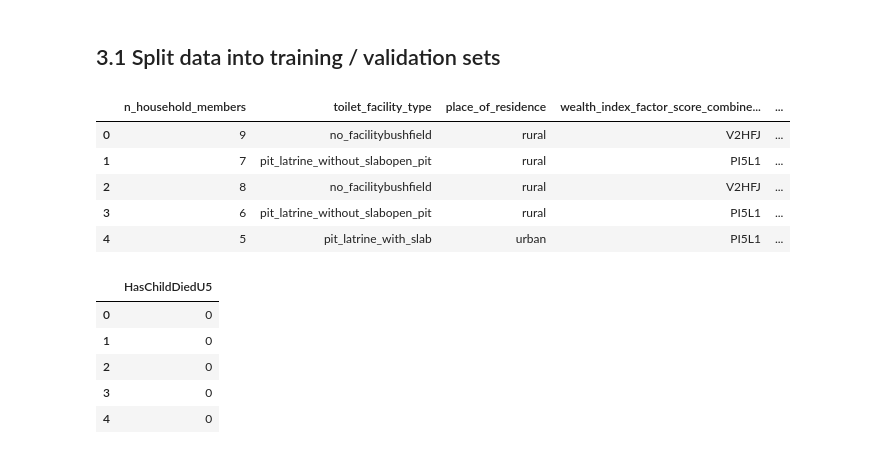
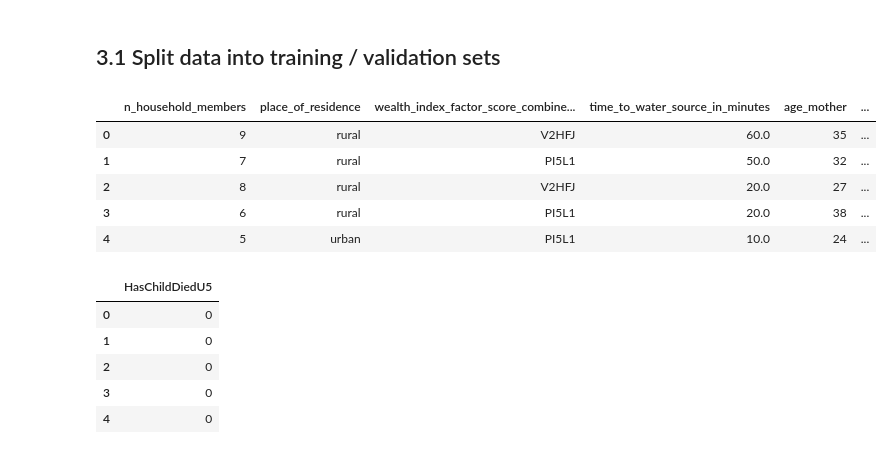
Before and after one commit to kofiya-technologies/mintilo-ai, a Jupyter notebook: mintilo_ai/train_model.ipynb, the cells around one changed output. Drawn from its saved outputs; the diff is of its cells as text; code cells hidden in the pictures.

Commit message:
skip some columns to display everywhere!

```diff
--- a/mintilo_ai/train_model.ipynb
+++ b/mintilo_ai/train_model.ipynb
@@ -110,14 +110,16 @@ X = df.drop(['HasChildDiedU5',
 y = df[['HasChildDiedU5']]
 # %%
 # Check data
-X.head()
+skip_vars_display = ['toilet_facility_type', 'contraceptive_method_current', 'water_source_drinking']
+
+X.pipe(lambda x: x.drop(columns=skip_vars_display)).head()
 # %% [output]
-|  | n_household_members | toilet_facility_type | place_of_residence | wealth_index_factor_score_combine... | ... |
-| 0 | 9 | no_facilitybushfield | rural | V2HFJ | ... |
-| 1 | 7 | pit_latrine_without_slabopen_pit | rural | PI5L1 | ... |
-| 2 | 8 | no_facilitybushfield | rural | V2HFJ | ... |
-| 3 | 6 | pit_latrine_without_slabopen_pit | rural | PI5L1 | ... |
-| 4 | 5 | pit_latrine_with_slab | urban | PI5L1 | ... |
+|  | n_household_members | place_of_residence | wealth_index_factor_score_combine... | time_to_water_source_in_minutes | age_mother | ... |
+| 0 | 9 | rural | V2HFJ | 60.0 | 35 | ... |
+| 1 | 7 | rural | PI5L1 | 50.0 | 32 | ... |
+| 2 | 8 | rural | V2HFJ | 20.0 | 27 | ... |
+| 3 | 6 | rural | PI5L1 | 20.0 | 38 | ... |
+| 4 | 5 | urban | PI5L1 | 10.0 | 24 | ... |
 # %%
 y.head()
 # %% [output]
```
Also changed, not shown: parts of 6 cells of this notebook.
